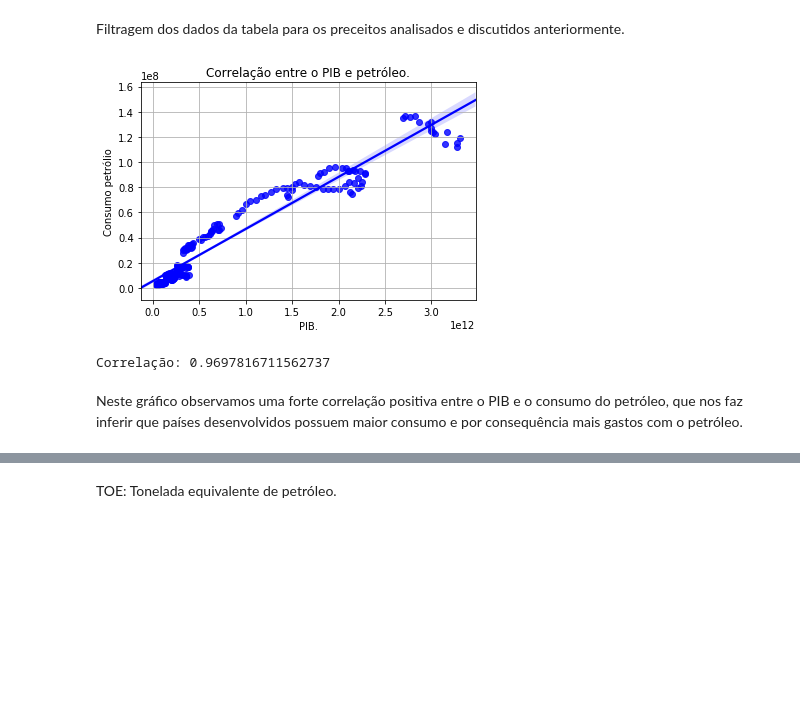
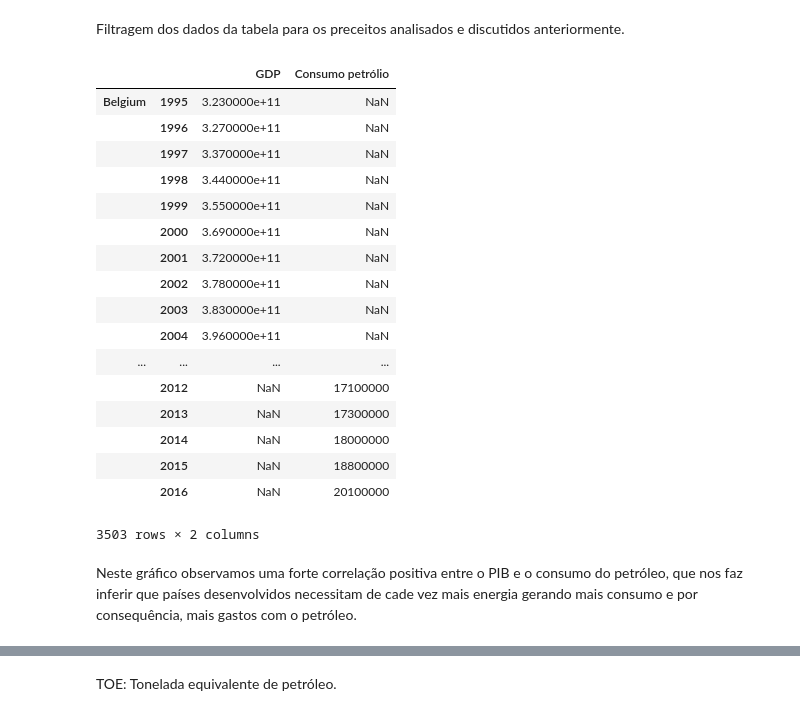
Before and after one commit to vitorbandeira1/Projeto1, a Jupyter notebook: Limpo.ipynb, the cells around one changed output, grey strips where cells are left out. Drawn from its saved outputs; the diff is of its cells as text; code cells hidden in the pictures; blank space fills up the shorter version.

```diff
--- a/Limpo.ipynb
+++ b/Limpo.ipynb
@@ -337,24 +341,39 @@ gdp_eaec.head(5)
 # %% [markdown]
 Filtragem dos dados da tabela para os preceitos analisados e discutidos anteriormente.
 # %%
+consumo_oil.set_index('country')
 stack_consumo_oil = consumo_oil.stack()
 stack_gdp_eaec = gdp_eaec.stack()
 
 dataf_consumo_gdp_eaec = pd.DataFrame({'GDP': stack_gdp_eaec, 'Consumo petrólio': stack_consumo_oil})
 dataf_consumo_gdp_eaec
 
 correlation=dataf_consumo_gdp_eaec.corr()
 sns.regplot(dataf_consumo_gdp_eaec['GDP'], dataf_consumo_gdp_eaec['Consumo petrólio'], color=('blue'))
-plt.title('Correlação entre o PIB e petróleo.')
-plt.xlabel('PIB.')
 plt.grid()
 plt.show()
 print("Correlação: {}\n".format(correlation['GDP']['Consumo petrólio']))
 # %% [output]
-[figure, removed]
+|  |  | GDP | Consumo petrólio |
+| Belgium | 1995 | 3.230000e+11 | NaN |
+|  | 1996 | 3.270000e+11 | NaN |
+|  | 1997 | 3.370000e+11 | NaN |
+|  | 1998 | 3.440000e+11 | NaN |
+|  | 1999 | 3.550000e+11 | NaN |
+|  | 2000 | 3.690000e+11 | NaN |
+|  | 2001 | 3.720000e+11 | NaN |
+|  | 2002 | 3.780000e+11 | NaN |
+|  | 2003 | 3.830000e+11 | NaN |
+|  | 2004 | 3.960000e+11 | NaN |
+| ... | ... | ... | ... |
+|  | 2012 | NaN | 17100000 |
+|  | 2013 | NaN | 17300000 |
+|  | 2014 | NaN | 18000000 |
+|  | 2015 | NaN | 18800000 |
+|  | 2016 | NaN | 20100000 |
-Correlação: 0.9697816711562737
+3503 rows × 2 columns
 # %% [markdown]
-Neste gráfico observamos uma forte correlação positiva entre o PIB e o consumo do petróleo, que nos faz inferir que países desenvolvidos possuem maior consumo e por consequência mais gastos com o petróleo.
+Neste gráfico observamos uma forte correlação positiva entre o PIB e o consumo do petróleo, que nos faz inferir que países desenvolvidos necessitam de cade vez mais energia gerando mais consumo e por consequência, mais gastos com o petróleo.
 # %%
 x
 stack_prod_nuclear = x.stack()
```
Also changed, not shown: parts of 15 cells of this notebook, 1 other file.
